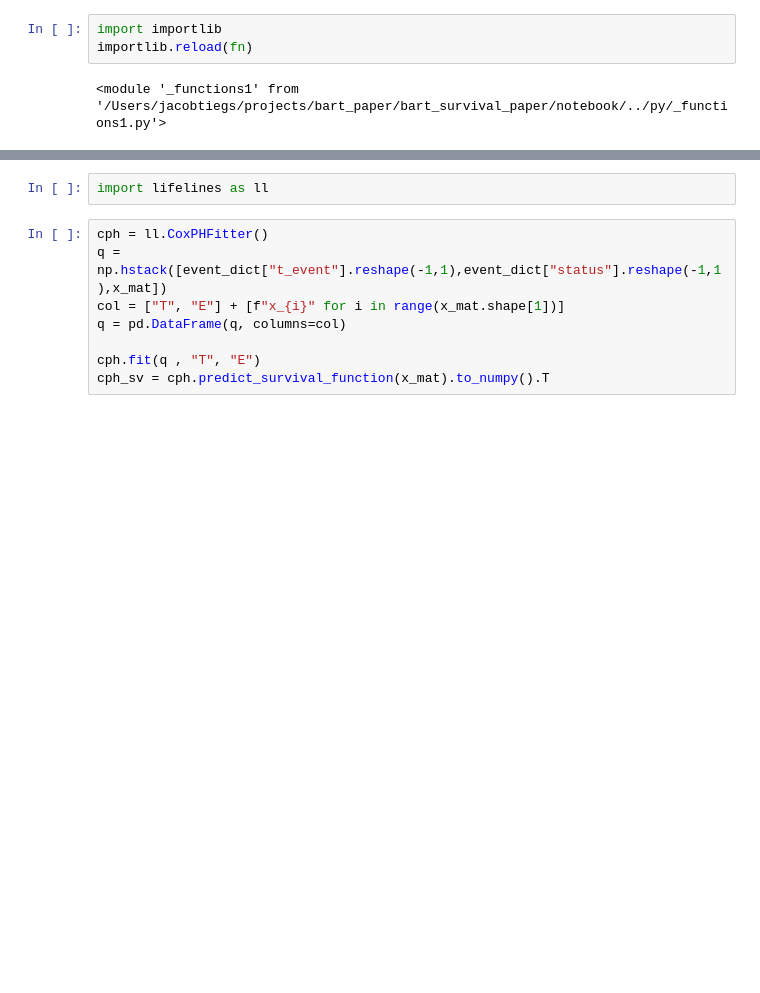
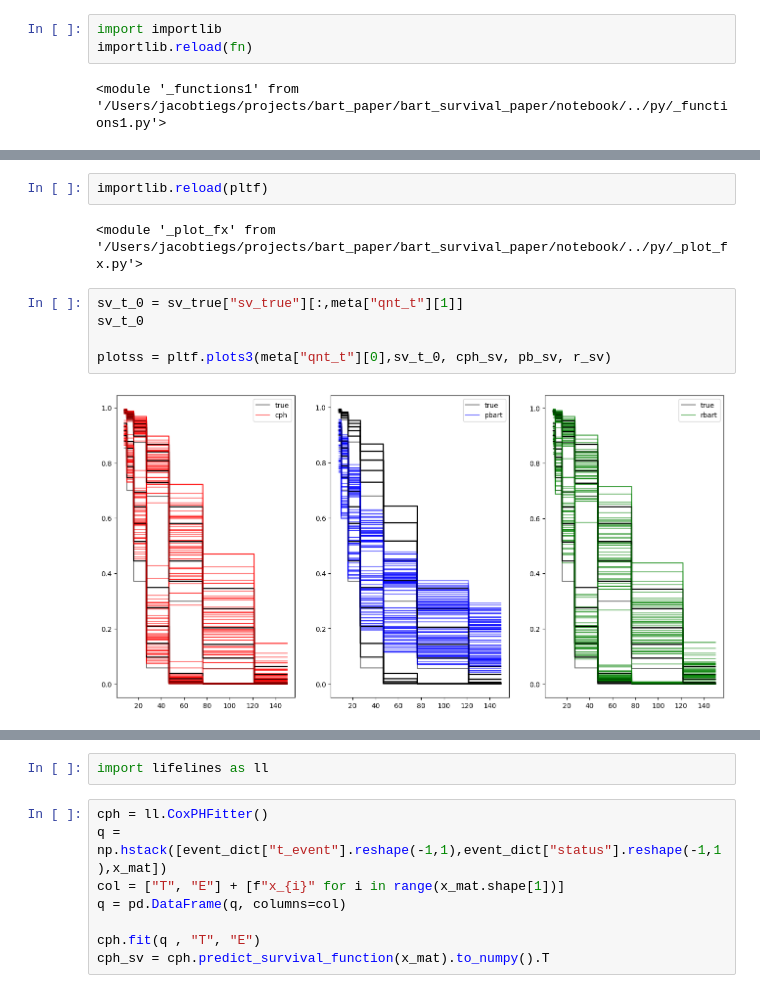
Before and after one commit to CDCgov/BART-Survival, a Jupyter notebook: notebook/functions2_2.ipynb, the cells around one changed output, grey strips where cells are left out. Cells and saved outputs as stored; diff of their text form; blank space fills up the shorter version.

```diff
--- a/notebook/functions2_2.ipynb
+++ b/notebook/functions2_2.ipynb
@@ -70,0 +145,11 @@ mean time draws 46.24300498714926
+# %%
+importlib.reload(pltf)
+# %% [output]
+<module '_plot_fx' from '/Users/jacobtiegs/projects/bart_paper/bart_survival_paper/notebook/../py/_plot_fx.py'>
+# %%
+sv_t_0 = sv_true["sv_true"][:,meta["qnt_t"][1]]
+sv_t_0
+
+plotss = pltf.plots3(meta["qnt_t"][0],sv_t_0, cph_sv, pb_sv, r_sv)
+# %% [output]
+[figure, added]
```
Also changed, not shown: parts of 27 cells of this notebook, 14 other files.
